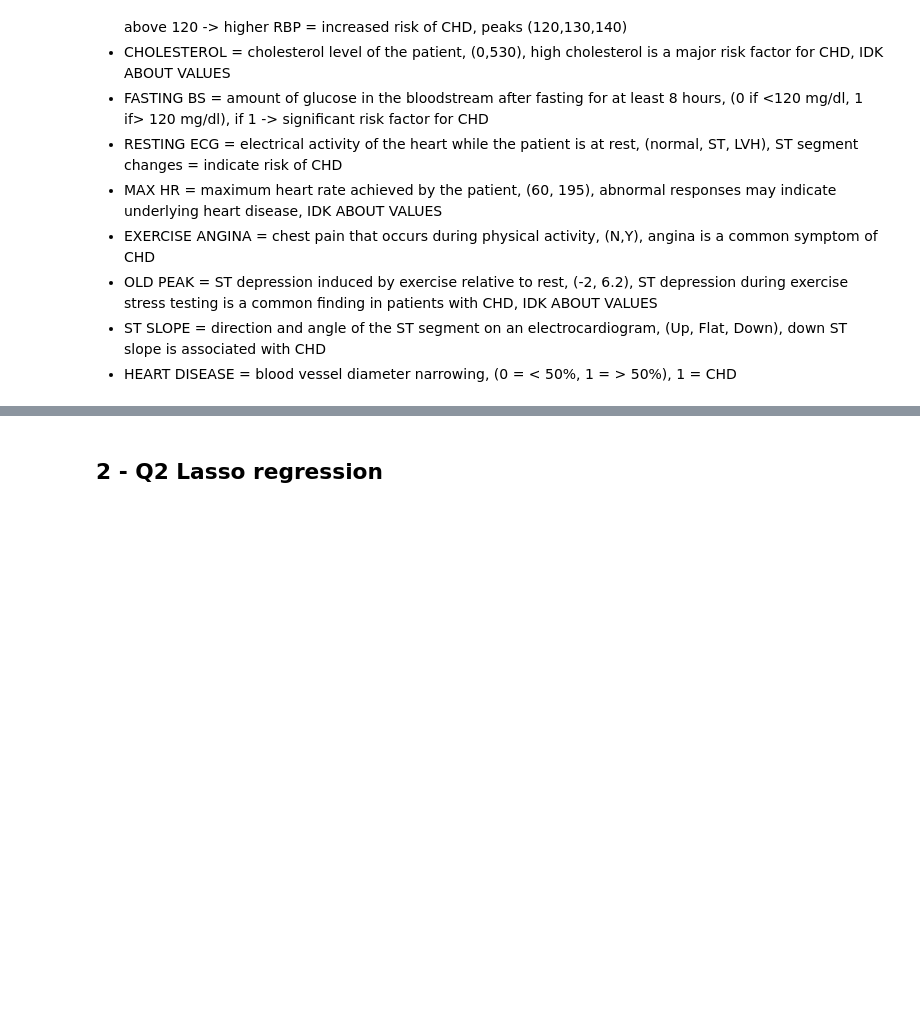
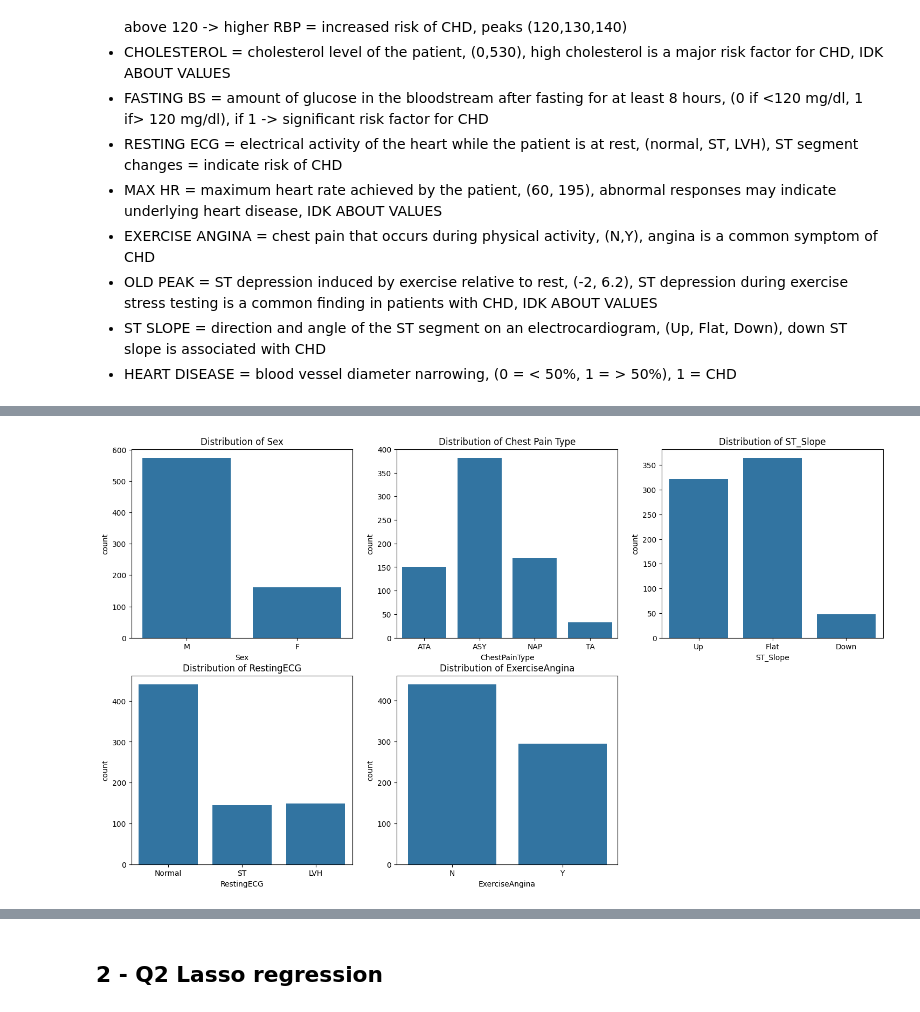
Before and after one commit to nexusfb/ETH-MLxHC-Interpretable-Medical-Data-Classification, a Jupyter notebook: pjt1_pt1.ipynb, the cells around one changed output, grey strips where cells are left out. Saved outputs shown, nothing was run; the diff lists cells and outputs as text; code cells hidden in the pictures; blank space fills up the shorter version.

```diff
--- a/pjt1_pt1.ipynb
+++ b/pjt1_pt1.ipynb
@@ -238,0 +174,17 @@ Name: HeartDisease, dtype: float64
+# %%
+# 1 - feature distribution
+fig, axes = plt.subplots(2, 3, figsize=(18, 10))
+# categorical features
+sb.countplot(data=df_train, x='Sex', ax=axes[0, 0])
+axes[0, 0].set_title('Distribution of Sex')
+sb.countplot(data=df_train, x='ChestPainType', ax=axes[0, 1])
+axes[0, 1].set_title('Distribution of Chest Pain Type')
+sb.countplot(data=df_train, x='RestingECG', ax=axes[1, 0])
+axes[1, 0].set_title('Distribution of RestingECG')
+sb.countplot(data=df_train, x='ExerciseAngina', ax=axes[1, 1])
+axes[1, 1].set_title('Distribution of ExerciseAngina')
+sb.countplot(data=df_train, x='ST_Slope', ax=axes[0, 2])
+axes[0, 2].set_title('Distribution of ST_Slope')
+fig.delaxes(axes[1, 2])
+# %% [output]
+[figure, added]
```
Also changed, not shown: parts of 57 cells of this notebook.
